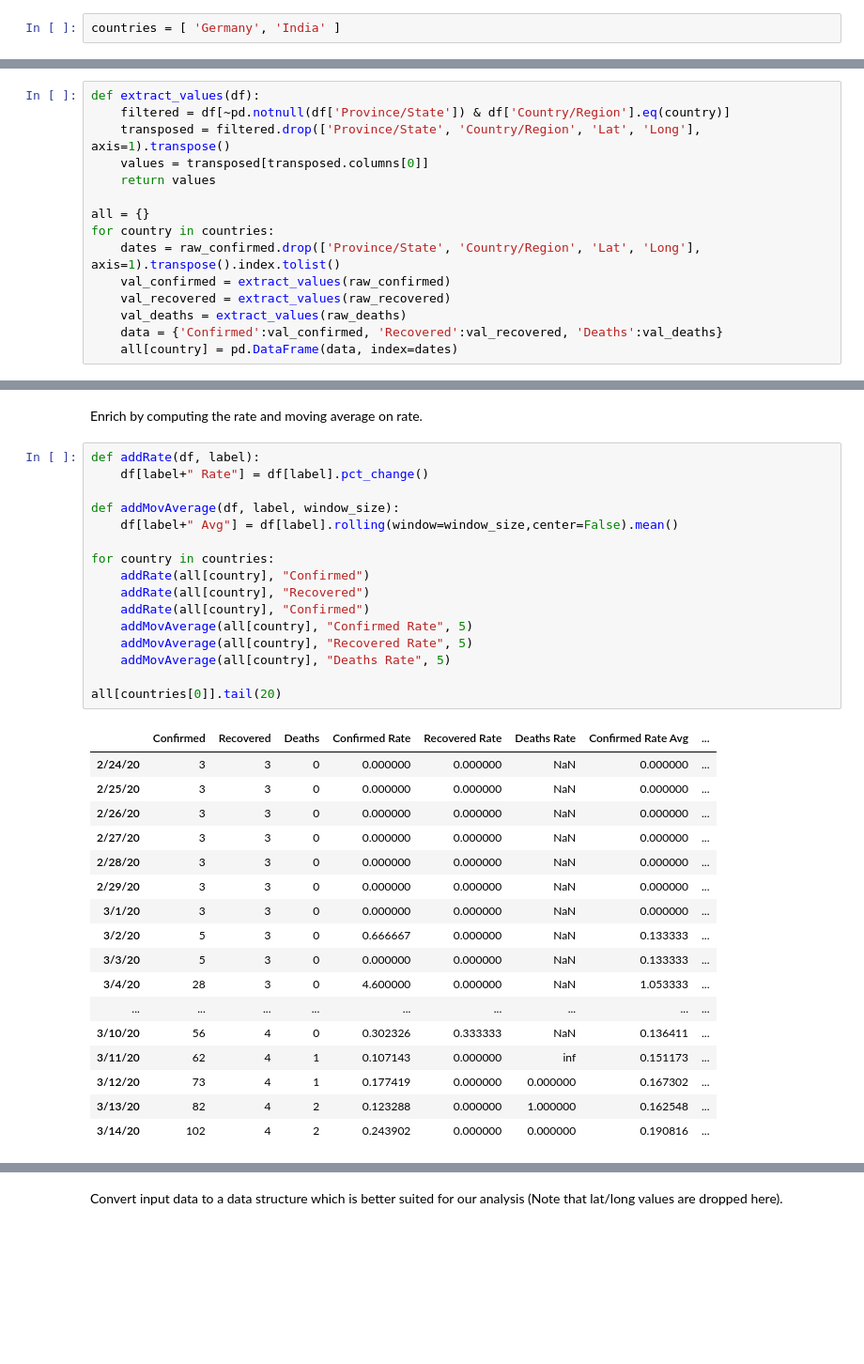
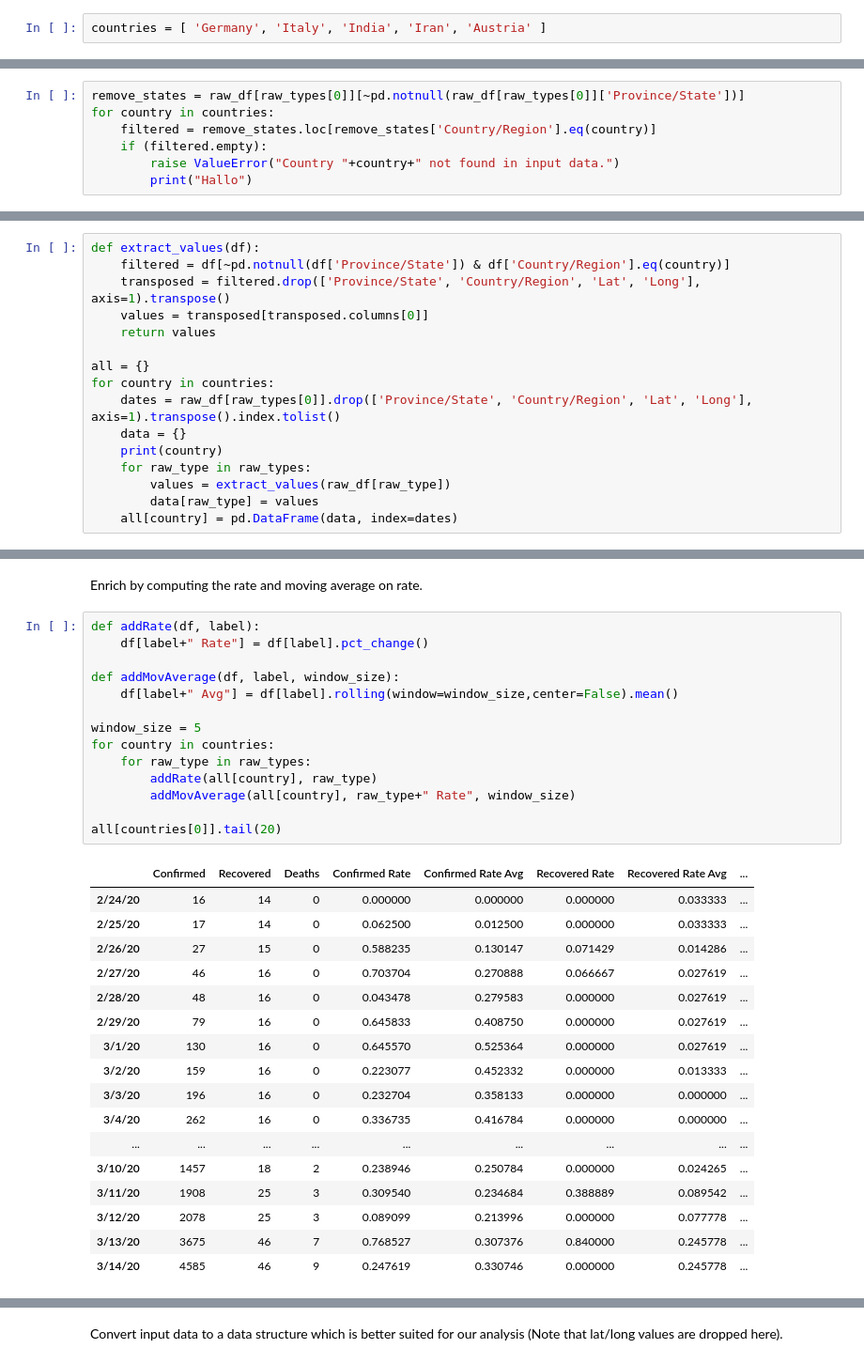
Before and after one commit to rpreiss07/covid19, a Jupyter notebook: index.ipynb, the cells around one changed output, grey strips where cells are left out. Shown at 94% size. Drawn from its saved outputs; the diff is of its cells as text; blank space fills up the shorter version.

```diff
--- a/index.ipynb
+++ b/index.ipynb
@@ -26,4 +26,4 @@ for raw_type in raw_types:
 # %% [markdown]
 Let's have a look which province/states and countries/regions are included. Only a part of the list is shown.
 # %%
-countries = [ 'Germany', 'India' ]
+countries = [ 'Germany', 'Italy', 'India', 'Iran', 'Austria' ]
@@ -30 +32,8 @@ countries = [ 'Germany', 'India' ]
+# %%
+remove_states = raw_df[raw_types[0]][~pd.notnull(raw_df[raw_types[0]]['Province/State'])]
+for country in countries:
+    filtered = remove_states.loc[remove_states['Country/Region'].eq(country)]
+    if (filtered.empty):
+        raise ValueError("Country "+country+" not found in input data.")
+        print("Hallo")
 # %%
@@ -59,9 +68,10 @@ def extract_values(df):
 
 all = {}
 for country in countries:
-    dates = raw_confirmed.drop(['Province/State', 'Country/Region', 'Lat', 'Long'], axis=1).transpose().index.tolist()
-    val_confirmed = extract_values(raw_confirmed)
-    val_recovered = extract_values(raw_recovered)
-    val_deaths = extract_values(raw_deaths)
-    data = {'Confirmed':val_confirmed, 'Recovered':val_recovered, 'Deaths':val_deaths}
+    dates = raw_df[raw_types[0]].drop(['Province/State', 'Country/Region', 'Lat', 'Long'], axis=1).transpose().index.tolist()
+    data = {}
+    print(country)
+    for raw_type in raw_types:
+        values = extract_values(raw_df[raw_type])
+        data[raw_type] = values
     all[country] = pd.DataFrame(data, index=dates)
@@ -94,34 +110,32 @@ Enrich by computing the rate and moving average on rate.
 # %%
 def addRate(df, label):
     df[label+" Rate"] = df[label].pct_change()
 
 def addMovAverage(df, label, window_size):
     df[label+" Avg"] = df[label].rolling(window=window_size,center=False).mean()
 
+window_size = 5
 for country in countries:
-    addRate(all[country], "Confirmed")
-    addRate(all[country], "Recovered")
-    addRate(all[country], "Confirmed")
-    addMovAverage(all[country], "Confirmed Rate", 5)
-    addMovAverage(all[country], "Recovered Rate", 5)
-    addMovAverage(all[country], "Deaths Rate", 5)
+    for raw_type in raw_types:
+        addRate(all[country], raw_type)
+        addMovAverage(all[country], raw_type+" Rate", window_size)
 
 all[countries[0]].tail(20)
 # %% [output]
-|  | Confirmed | Recovered | Deaths | Confirmed Rate | Recovered Rate | Deaths Rate | Confirmed Rate Avg | ... |
-| 2/24/20 | 3 | 3 | 0 | 0.000000 | 0.000000 | NaN | 0.000000 | ... |
-| 2/25/20 | 3 | 3 | 0 | 0.000000 | 0.000000 | NaN | 0.000000 | ... |
-| 2/26/20 | 3 | 3 | 0 | 0.000000 | 0.000000 | NaN | 0.000000 | ... |
-| 2/27/20 | 3 | 3 | 0 | 0.000000 | 0.000000 | NaN | 0.000000 | ... |
-| 2/28/20 | 3 | 3 | 0 | 0.000000 | 0.000000 | NaN | 0.000000 | ... |
-| 2/29/20 | 3 | 3 | 0 | 0.000000 | 0.000000 | NaN | 0.000000 | ... |
-| 3/1/20 | 3 | 3 | 0 | 0.000000 | 0.000000 | NaN | 0.000000 | ... |
-| 3/2/20 | 5 | 3 | 0 | 0.666667 | 0.000000 | NaN | 0.133333 | ... |
-| 3/3/20 | 5 | 3 | 0 | 0.000000 | 0.000000 | NaN | 0.133333 | ... |
-| 3/4/20 | 28 | 3 | 0 | 4.600000 | 0.000000 | NaN | 1.053333 | ... |
+|  | Confirmed | Recovered | Deaths | Confirmed Rate | Confirmed Rate Avg | Recovered Rate | Recovered Rate Avg | ... |
+| 2/24/20 | 16 | 14 | 0 | 0.000000 | 0.000000 | 0.000000 | 0.033333 | ... |
+| 2/25/20 | 17 | 14 | 0 | 0.062500 | 0.012500 | 0.000000 | 0.033333 | ... |
+| 2/26/20 | 27 | 15 | 0 | 0.588235 | 0.130147 | 0.071429 | 0.014286 | ... |
+| 2/27/20 | 46 | 16 | 0 | 0.703704 | 0.270888 | 0.066667 | 0.027619 | ... |
+| 2/28/20 | 48 | 16 | 0 | 0.043478 | 0.279583 | 0.000000 | 0.027619 | ... |
+| 2/29/20 | 79 | 16 | 0 | 0.645833 | 0.408750 | 0.000000 | 0.027619 | ... |
+| 3/1/20 | 130 | 16 | 0 | 0.645570 | 0.525364 | 0.000000 | 0.027619 | ... |
+| 3/2/20 | 159 | 16 | 0 | 0.223077 | 0.452332 | 0.000000 | 0.013333 | ... |
+| 3/3/20 | 196 | 16 | 0 | 0.232704 | 0.358133 | 0.000000 | 0.000000 | ... |
+| 3/4/20 | 262 | 16 | 0 | 0.336735 | 0.416784 | 0.000000 | 0.000000 | ... |
 | ... | ... | ... | ... | ... | ... | ... | ... | ... |
-| 3/10/20 | 56 | 4 | 0 | 0.302326 | 0.333333 | NaN | 0.136411 | ... |
-| 3/11/20 | 62 | 4 | 1 | 0.107143 | 0.000000 | inf | 0.151173 | ... |
-| 3/12/20 | 73 | 4 | 1 | 0.177419 | 0.000000 | 0.000000 | 0.167302 | ... |
-| 3/13/20 | 82 | 4 | 2 | 0.123288 | 0.000000 | 1.000000 | 0.162548 | ... |
-| 3/14/20 | 102 | 4 | 2 | 0.243902 | 0.000000 | 0.000000 | 0.190816 | ... |
+| 3/10/20 | 1457 | 18 | 2 | 0.238946 | 0.250784 | 0.000000 | 0.024265 | ... |
+| 3/11/20 | 1908 | 25 | 3 | 0.309540 | 0.234684 | 0.388889 | 0.089542 | ... |
+| 3/12/20 | 2078 | 25 | 3 | 0.089099 | 0.213996 | 0.000000 | 0.077778 | ... |
+| 3/13/20 | 3675 | 46 | 7 | 0.768527 | 0.307376 | 0.840000 | 0.245778 | ... |
+| 3/14/20 | 4585 | 46 | 9 | 0.247619 | 0.330746 | 0.000000 | 0.245778 | ... |
```
Also changed, not shown: parts of 11 cells of this notebook.
